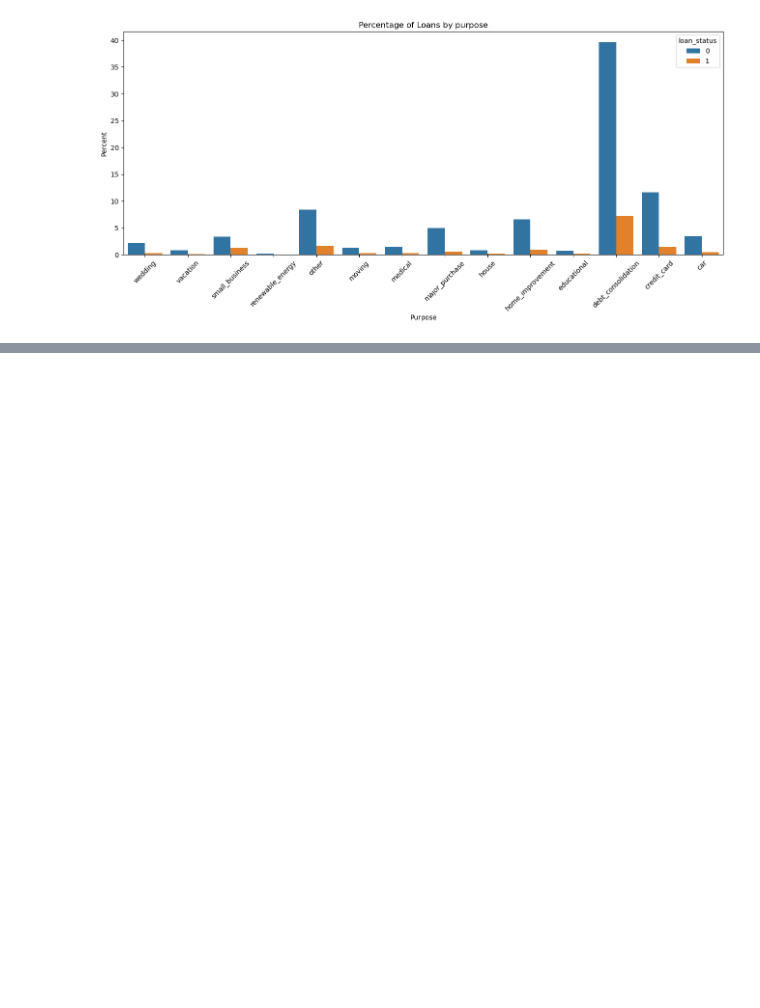
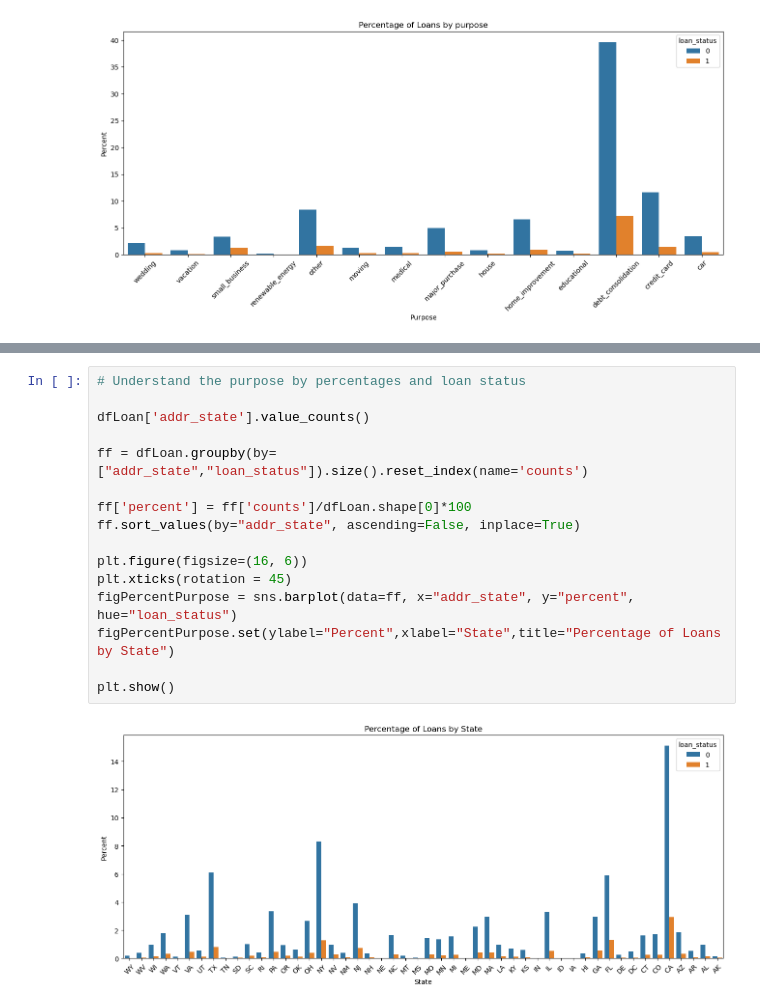
Before and after one commit to ncjanardhan-outlook/ncjpersonal, a Jupyter notebook: lending club_case study.ipynb, the cells around one changed output, grey strips where cells are left out. Cells and saved outputs as stored; diff of their text form; blank space fills up the shorter version.

```diff
--- a/lending club_case study.ipynb
+++ b/lending club_case study.ipynb
@@ -342,0 +350,18 @@ plt.show()
+# %%
+# Understand the purpose by percentages and loan status
+
+dfLoan['addr_state'].value_counts()
+
+ff = dfLoan.groupby(by=["addr_state","loan_status"]).size().reset_index(name='counts')
+
+ff['percent'] = ff['counts']/dfLoan.shape[0]*100
+ff.sort_values(by="addr_state", ascending=False, inplace=True)
+
+plt.figure(figsize=(16, 6))
+plt.xticks(rotation = 45)
+figPercentPurpose = sns.barplot(data=ff, x="addr_state", y="percent", hue="loan_status")
+figPercentPurpose.set(ylabel="Percent",xlabel="State",title="Percentage of Loans by State")
+
+plt.show()
+# %% [output]
+[figure, added]
```
Also changed, not shown: parts of 5 cells of this notebook.
